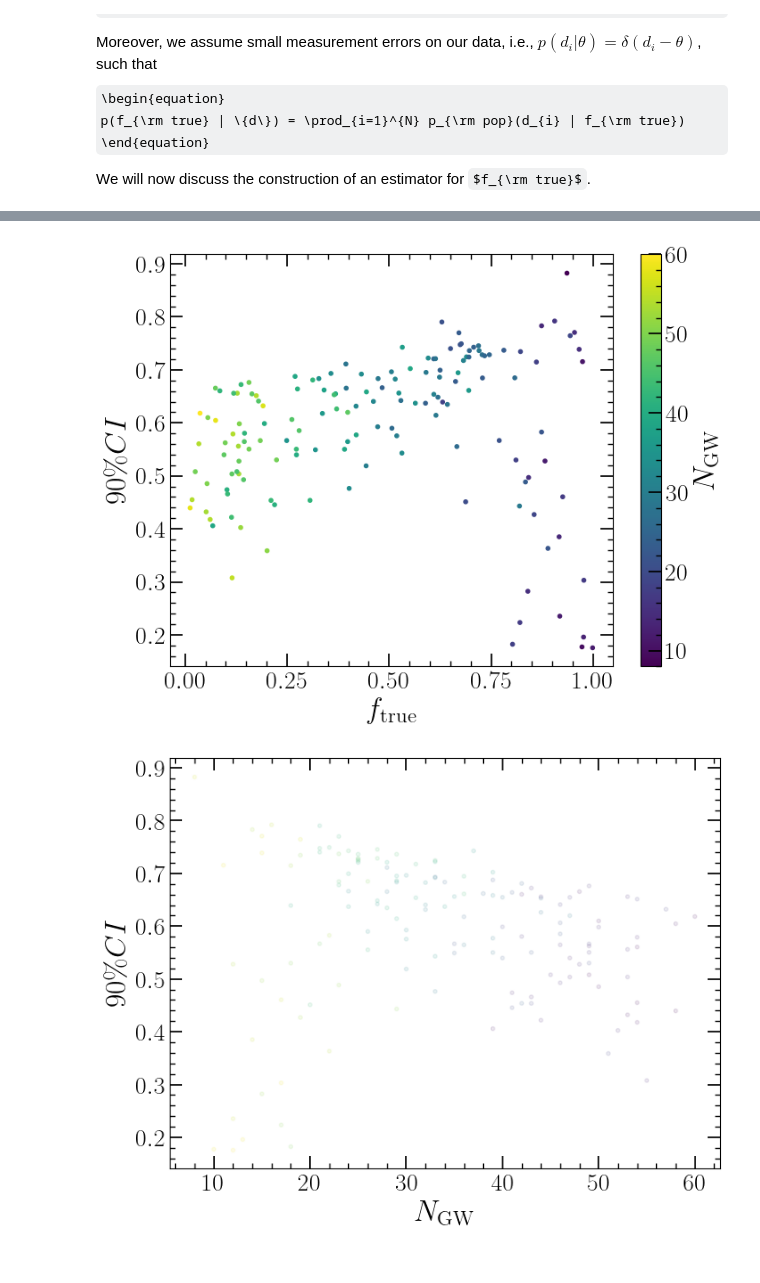
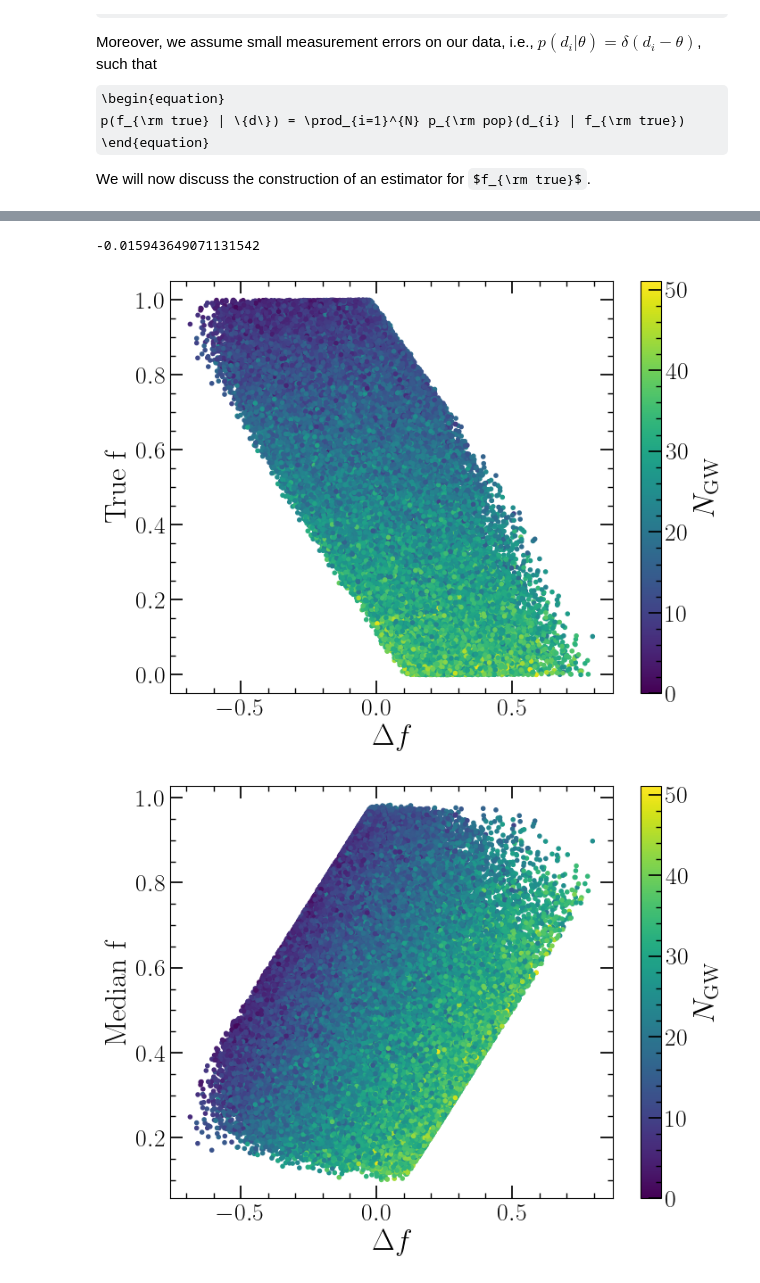
Before and after one commit to LucasPouw/darksirenpop, a Jupyter notebook: toy_model.ipynb, the cells around one changed output, grey strips where cells are left out. Cells and saved outputs as stored; diff of their text form; code cells hidden in the pictures; some formulas as TeX source.

```diff
--- a/toy_model.ipynb
+++ b/toy_model.ipynb
@@ -22,9 +67,11 @@ def efficiency(ppop, pdet, ax):
     return romb(ppop(ax) * pdet(ax), dx=np.diff(ax)[0])
 # %%
 # --- Simulation parameters ---
-N = 150                 # number of data points per experiment
-N_EXP = int(150)        # number of experiments
-F_TRUE = 0.5            # true fraction
+N = 100                 # number of data points per experiment
+N_EXP = int(100000)        # number of experiments
+
+F_TRUE = 0.5            # true fraction or None
+SAMPLE_F = True
 
 # Define overlapping underlying distributions for x
 MU_A = 1.0
@@ -161,7 +208,11 @@ log_posteriors = np.zeros((N_EXP, len(f_grid)))
 f_true_arr = np.zeros(N_EXP)
 Ngw_arr = np.zeros(N_EXP)
 for i in tqdm(range(N_EXP)):
-    f_true_arr[i] = np.random.uniform()
+
+    if SAMPLE_F:
+        f_true_arr[i] = np.random.uniform()
+    else:
+        f_true_arr[i] = F_TRUE
 
     data, _ = generate_mixture_data_selection(N, f_true=f_true_arr[i])
 
@@ -301,16 +352,39 @@ plt.show()
 # %%
+medians = post_median[::every]
+diffs = medians - f_true_arr
+errs = q095[::every] - q005[::every]
+Ns = Ngw_arr
+
+print(np.mean(diffs))
+
 plt.figure(figsize=(8,6))
-plt.scatter(f_true_arr, q095[::every] - q005[::every], marker='.', c=Ngw_arr)
-plt.ylabel(r'$90\% CI$')
-plt.xlabel(r'$f_{\rm true}$')
+plt.scatter(diffs, f_true_arr, marker='.', c=Ns)
+plt.ylabel(r'True f')
+plt.xlabel(r'$\Delta f$')
 plt.colorbar(label=r'$N_{\rm GW}$')
 plt.show()
 
 plt.figure(figsize=(8,6))
-plt.scatter(Ngw_arr, q095[::every] - q005[::every], marker='.', c=f_true_arr, alpha=0.1)
+plt.scatter(diffs, medians, marker='.', c=Ns)
+plt.ylabel(r'Median f')
+plt.xlabel(r'$\Delta f$')
+plt.colorbar(label=r'$N_{\rm GW}$')
+plt.show()
+
+plt.figure(figsize=(8,6))
+plt.scatter(medians, errs, marker='.', c=Ns)
+plt.ylabel(r'$90\% CI$')
+plt.xlabel(r'Median $f_{\rm true}$')
+plt.colorbar(label=r'$N_{\rm GW}$')
+plt.show()
+
+plt.figure(figsize=(8,6))
+plt.scatter(Ns, errs, marker='.', c=medians)
 plt.ylabel(r'$90\% CI$')
 plt.xlabel(r'$N_{\rm GW}$')
+plt.colorbar(label=r'Median $f_{\rm true}$')
 plt.show()
 # %% [output]
+-0.015943649071131542
-[figure, old version]
+[figure, new version]
-[figure, old version]
+[figure, new version]
```
Also changed, not shown: parts of 11 cells of this notebook, 9 other files.
